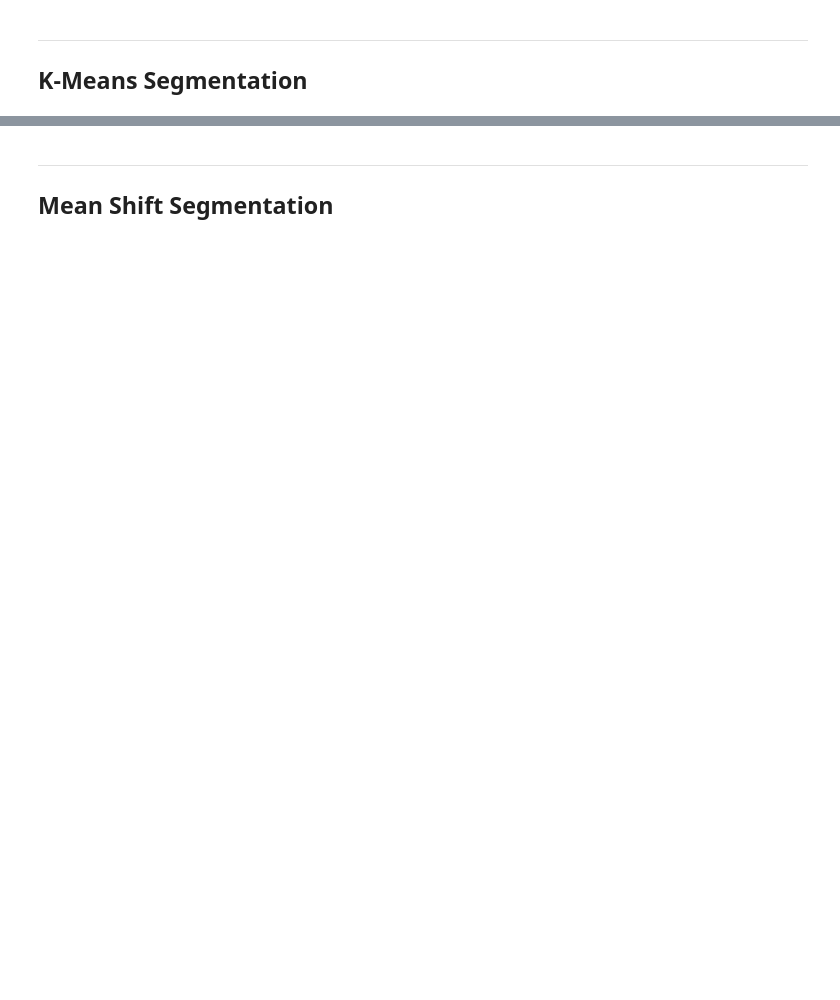
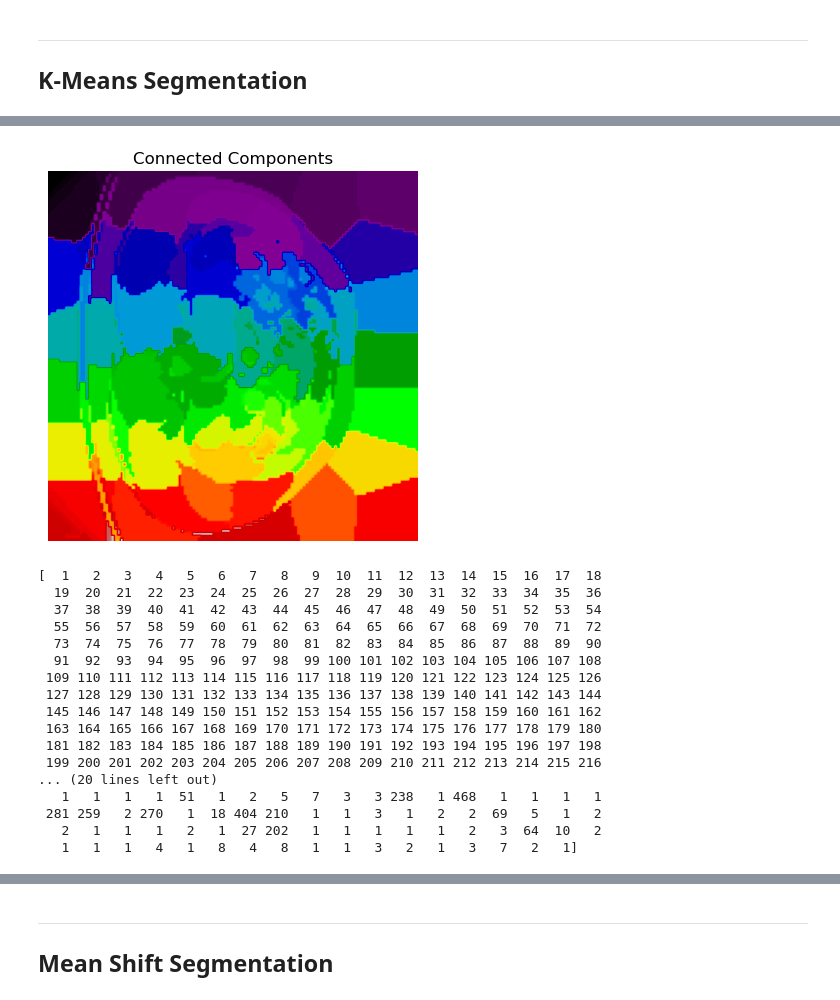
Before and after one commit to 54CHA-PJ/ECN-Challenge-Data-IRM, a Jupyter notebook: test_ml.ipynb, the cells around one changed output, grey strips where cells are left out. Cells and saved outputs as stored; diff of their text form; code cells hidden in the pictures; blank space fills up the shorter version.

```diff
--- a/test_ml.ipynb
+++ b/test_ml.ipynb
@@ -205,0 +223,33 @@ plt.show()
+# %%
+from skimage import measure
+segmented_image = measure.label(seg_img_km, background=-1)
+
+plt.imshow(segmented_image, cmap='nipy_spectral')
+plt.title('Connected Components')
+plt.axis('off')
+plt.show()
+
+#plot unique values in kmeans
+unique, counts = np.unique(segmented_image, return_counts=True)
+
+print(unique)
+print(counts)
+# %% [output]
+[figure, added]
+[  1   2   3   4   5   6   7   8   9  10  11  12  13  14  15  16  17  18
+  19  20  21  22  23  24  25  26  27  28  29  30  31  32  33  34  35  36
+  37  38  39  40  41  42  43  44  45  46  47  48  49  50  51  52  53  54
+  55  56  57  58  59  60  61  62  63  64  65  66  67  68  69  70  71  72
+  73  74  75  76  77  78  79  80  81  82  83  84  85  86  87  88  89  90
+  91  92  93  94  95  96  97  98  99 100 101 102 103 104 105 106 107 108
+ 109 110 111 112 113 114 115 116 117 118 119 120 121 122 123 124 125 126
+ 127 128 129 130 131 132 133 134 135 136 137 138 139 140 141 142 143 144
+ 145 146 147 148 149 150 151 152 153 154 155 156 157 158 159 160 161 162
+ 163 164 165 166 167 168 169 170 171 172 173 174 175 176 177 178 179 180
+ 181 182 183 184 185 186 187 188 189 190 191 192 193 194 195 196 197 198
+ 199 200 201 202 203 204 205 206 207 208 209 210 211 212 213 214 215 216
+... (20 lines left out)
+   1   1   1   1  51   1   2   5   7   3   3 238   1 468   1   1   1   1
+ 281 259   2 270   1  18 404 210   1   1   3   1   2   2  69   5   1   2
+   2   1   1   1   2   1  27 202   1   1   1   1   1   2   3  64  10   2
+   1   1   1   4   1   8   4   8   1   1   3   2   1   3   7   2   1]
```
Also changed, not shown: parts of 24 cells of this notebook, 1 other file.
